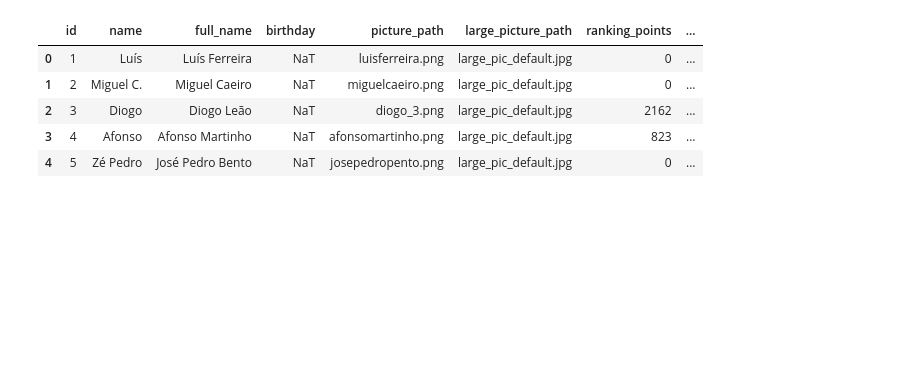
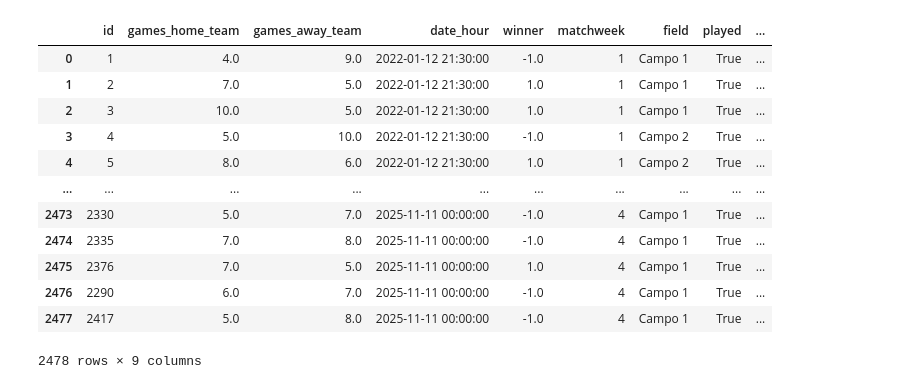
Before and after one commit to pedropacheco95/padelleague, a Jupyter notebook: helpers/db_to_postgres.ipynb, the cells around one changed output. Saved outputs shown, nothing was run; the diff lists cells and outputs as text; code cells hidden in the pictures; blank space fills up the shorter version.

```diff
--- a/helpers/db_to_postgres.ipynb
+++ b/helpers/db_to_postgres.ipynb
@@ -93,10 +68,22 @@ print(tables)
-# %%
-df = pd.read_sql("SELECT * FROM players", pg_engine)
-df.head()
-# %% [output]
-|  | id | name | full_name | birthday | picture_path | large_picture_path | ranking_points | ... |
-| 0 | 1 | Luís | Luís Ferreira | NaT | luisferreira.png | large_pic_default.jpg | 0 | ... |
-| 1 | 2 | Miguel C. | Miguel Caeiro | NaT | miguelcaeiro.png | large_pic_default.jpg | 0 | ... |
-| 2 | 3 | Diogo | Diogo Leão | NaT | diogo_3.png | large_pic_default.jpg | 2162 | ... |
-| 3 | 4 | Afonso | Afonso Martinho | NaT | afonsomartinho.png | large_pic_default.jpg | 823 | ... |
-| 4 | 5 | Zé Pedro | José Pedro Bento | NaT | josepedropento.png | large_pic_default.jpg | 0 | ... |
+# %%
+raw_conn = pg_engine.raw_connection()
+try:
+    df = pd.read_sql("SELECT * FROM matches", raw_conn)
+finally:
+    raw_conn.close()
+# %%
+df
+# %% [output]
+|  | id | games_home_team | games_away_team | date_hour | winner | matchweek | field | played | ... |
+| 0 | 1 | 4.0 | 9.0 | 2022-01-12 21:30:00 | -1.0 | 1 | Campo 1 | True | ... |
+| 1 | 2 | 7.0 | 5.0 | 2022-01-12 21:30:00 | 1.0 | 1 | Campo 1 | True | ... |
+| 2 | 3 | 10.0 | 5.0 | 2022-01-12 21:30:00 | 1.0 | 1 | Campo 1 | True | ... |
+| 3 | 4 | 5.0 | 10.0 | 2022-01-12 21:30:00 | -1.0 | 1 | Campo 2 | True | ... |
+| 4 | 5 | 8.0 | 6.0 | 2022-01-12 21:30:00 | 1.0 | 1 | Campo 2 | True | ... |
+| ... | ... | ... | ... | ... | ... | ... | ... | ... | ... |
+| 2473 | 2330 | 5.0 | 7.0 | 2025-11-11 00:00:00 | -1.0 | 4 | Campo 1 | True | ... |
+| 2474 | 2335 | 7.0 | 8.0 | 2025-11-11 00:00:00 | -1.0 | 4 | Campo 1 | True | ... |
+| 2475 | 2376 | 7.0 | 5.0 | 2025-11-11 00:00:00 | 1.0 | 4 | Campo 1 | True | ... |
+| 2476 | 2290 | 6.0 | 7.0 | 2025-11-11 00:00:00 | -1.0 | 4 | Campo 1 | True | ... |
+| 2477 | 2417 | 5.0 | 8.0 | 2025-11-11 00:00:00 | -1.0 | 4 | Campo 1 | True | ... |
+2478 rows × 9 columns
```
Also changed, not shown: parts of 6 cells of this notebook, 30 other files.
